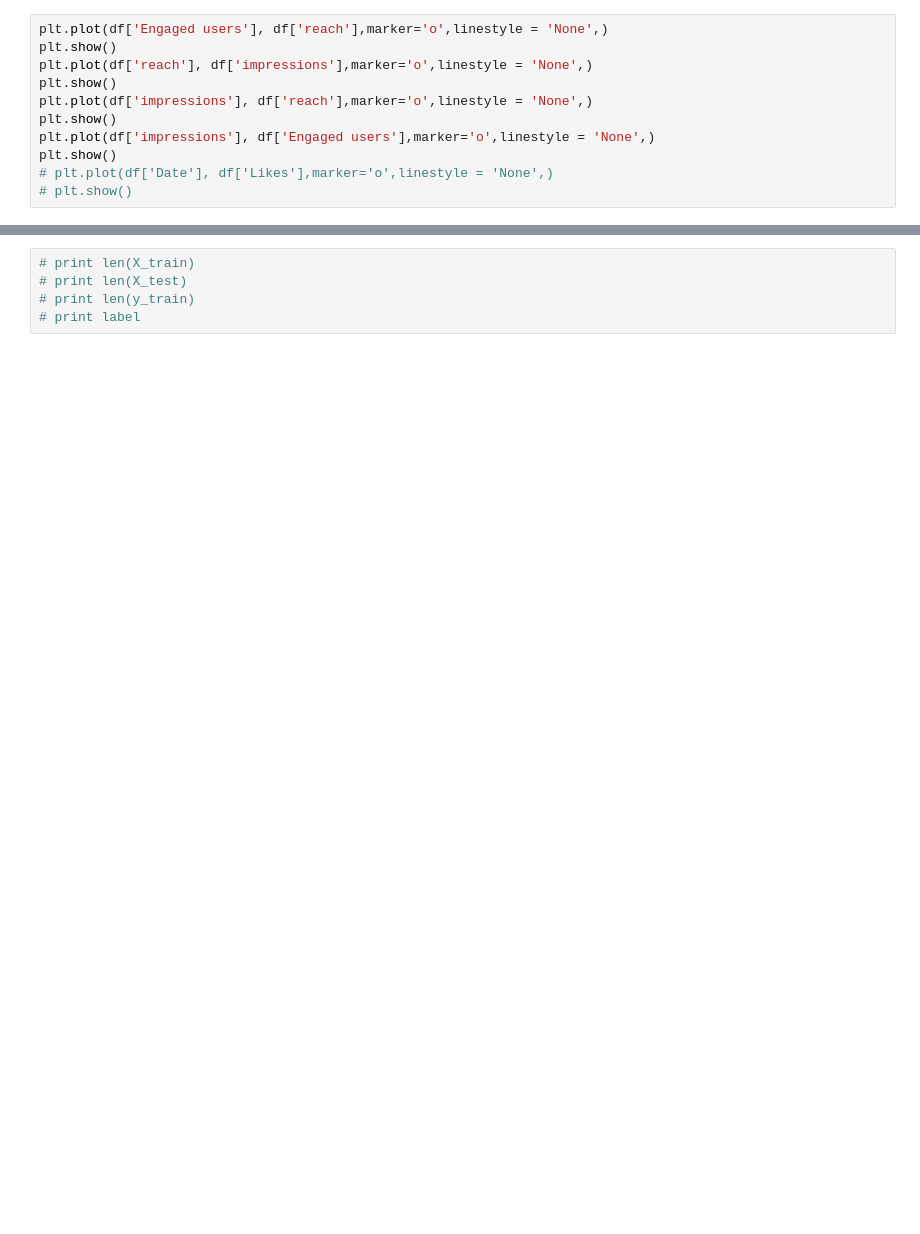
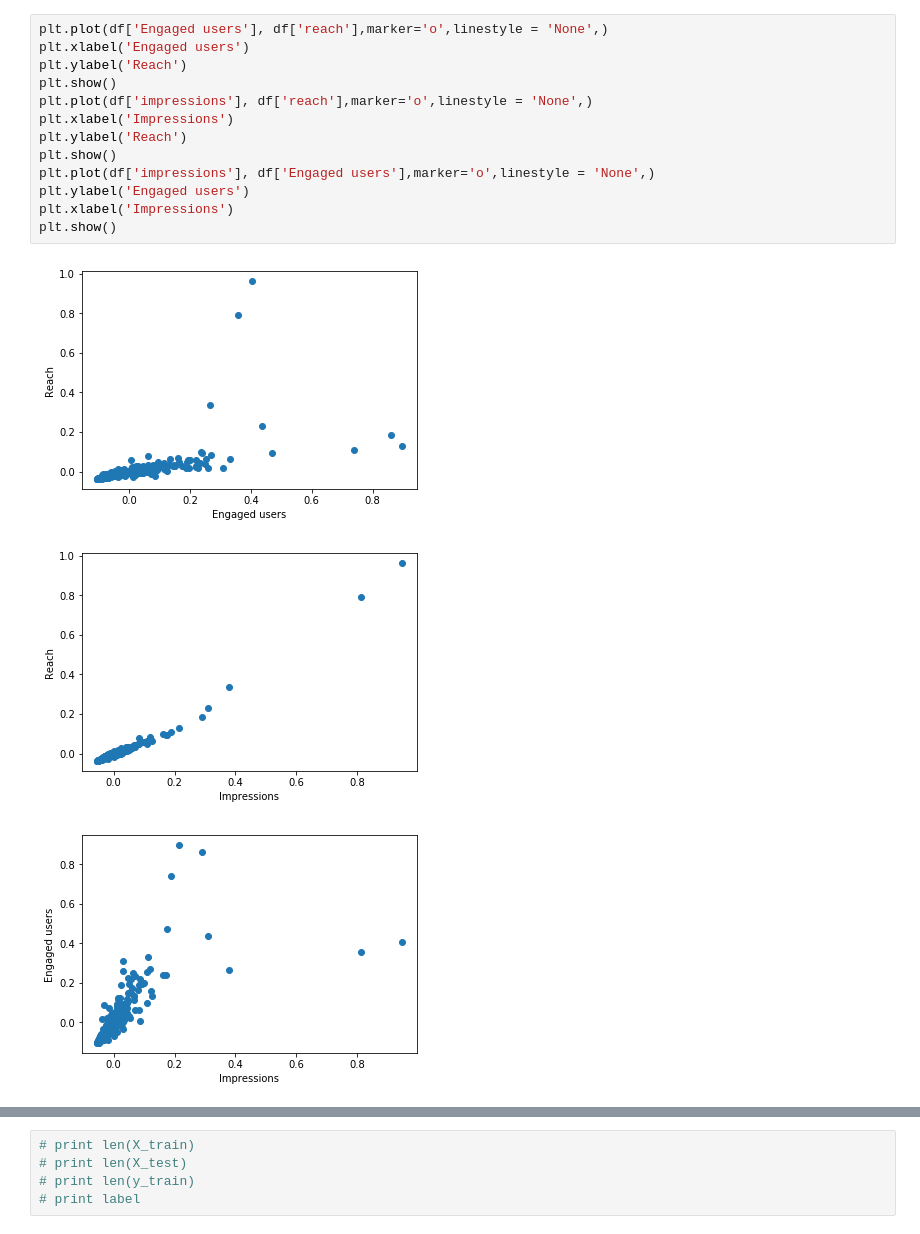
Before and after one commit to yashchoubey/BabyDestination, a Jupyter notebook: Regression.ipynb, the cells around one changed output, grey strips where cells are left out. Drawn from its saved outputs; the diff is of its cells as text; blank space fills up the shorter version.

```diff
--- a/Regression.ipynb
+++ b/Regression.ipynb
@@ -28,12 +24,18 @@ plt.show()
 # %%
 plt.plot(df['Engaged users'], df['reach'],marker='o',linestyle = 'None',)
-plt.show()
-plt.plot(df['reach'], df['impressions'],marker='o',linestyle = 'None',)
+plt.xlabel('Engaged users')
+plt.ylabel('Reach')
 plt.show()
 plt.plot(df['impressions'], df['reach'],marker='o',linestyle = 'None',)
+plt.xlabel('Impressions')
+plt.ylabel('Reach')
 plt.show()
 plt.plot(df['impressions'], df['Engaged users'],marker='o',linestyle = 'None',)
+plt.ylabel('Engaged users')
+plt.xlabel('Impressions')
 plt.show()
-# plt.plot(df['Date'], df['Likes'],marker='o',linestyle = 'None',)
-# plt.show()
+# %% [output]
+[figure, added]
+[figure, added]
+[figure, added]
 # %%
```
Also changed, not shown: parts of 9 cells of this notebook, 2 other files.
